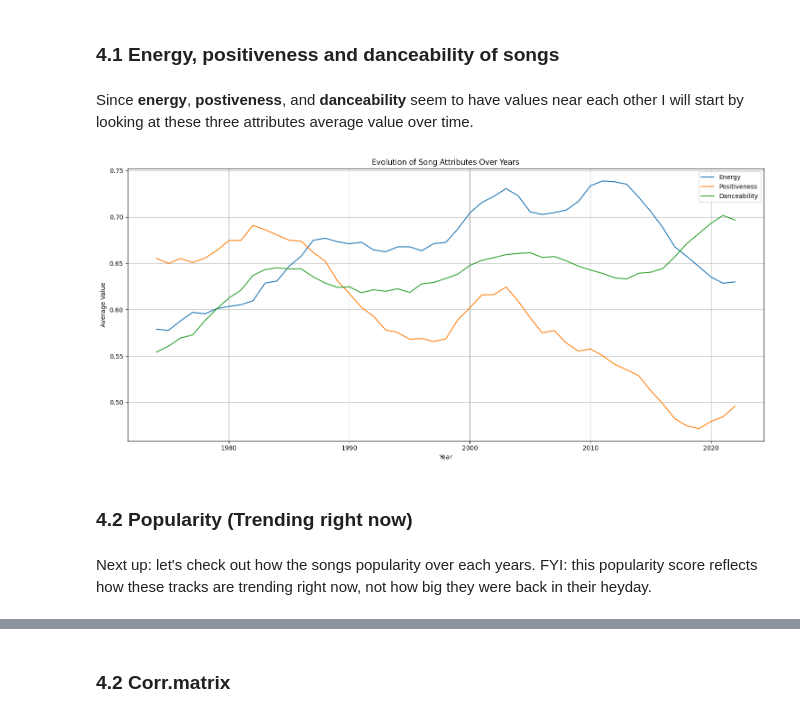
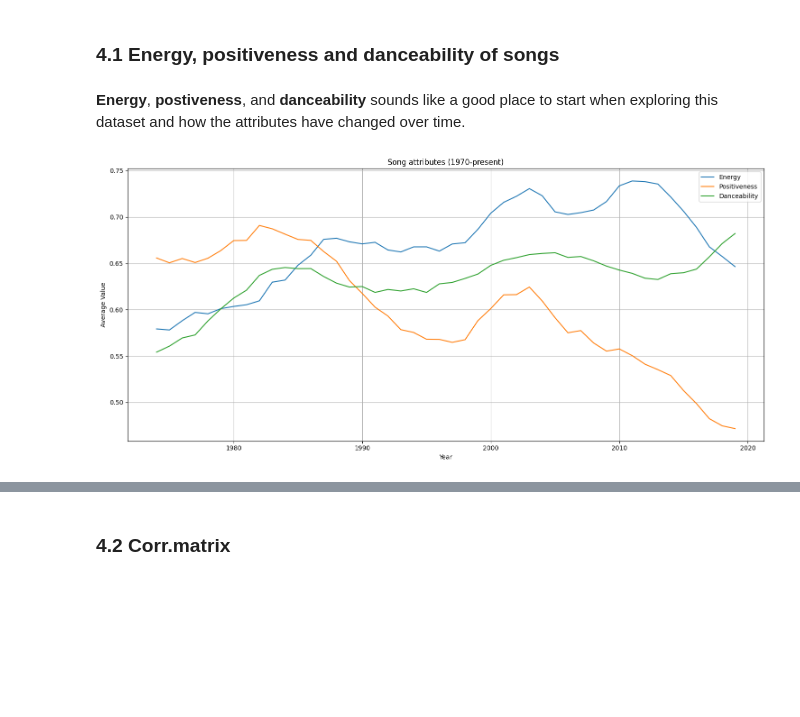
Before and after one commit to joelbit33/hit-songs-analysis, a Jupyter notebook: analysis/exploration.ipynb, the cells around one changed output, grey strips where cells are left out. Drawn from its saved outputs; the diff is of its cells as text; code cells hidden in the pictures; blank space fills up the shorter version.

```diff
--- a/analysis/exploration.ipynb
+++ b/analysis/exploration.ipynb
@@ -16,7 +16,7 @@ import seaborn as sns
 import matplotlib.pyplot as plt
 # %%
 # loading spotify dataset gathered from the spotify API
-df = pd.read_csv('../data/top_hits_1970_to_2022.csv')
+df = pd.read_csv('../data/top_hits_1970_to_2019_real.csv')
 # %% [markdown]
 <br>
 # %% [markdown]
@@ -90,57 +92,41 @@ Next, I want to look at how certain song attributes have changed over the years.
 # %% [markdown]
 ### 4.1 Energy, positiveness and danceability of songs
 # %% [markdown]
-Since **energy**, **postiveness**, and **danceability** seem to have values near each other I will start by looking at these three attributes average value over time.
+**Energy**, **postiveness**, and **danceability** sounds like a good place to start when exploring this dataset and how the attributes have changed over time.
 # %%
 columns_for_attr_linechart = ['energy', 'positiveness', 'danceability']
 
 # group data by year and calculate mean for each column
 grouped_data_attr = df.groupby('year')[columns_for_attr_linechart].mean()
 
-window_size = 5  # 5 year rolling average
+window_size = 5  # 5 year rolling average (LOOK INTO THIS)
 
 # get moving averages
 grouped_data_attr['energy_moving'] = grouped_data_attr['energy'].rolling(window=window_size).mean()
 grouped_data_attr['positiveness_moving'] = grouped_data_attr['positiveness'].rolling(window=window_size).mean()
 grouped_data_attr['danceability_moving'] = grouped_data_attr['danceability'].rolling(window=window_size).mean()
 
 
 plt.figure(figsize=(15, 7))
 
-# plot raw averages
-## sns.lineplot(data=grouped_data_attr, x=grouped_data_attr.index, y='energy', label='Energy (raw)', linestyle='--', alpha=0.5)
-## sns.lineplot(data=grouped_data_attr, x=grouped_data_attr.index, y='positiveness', label='Positiveness (raw)', linestyle='--', alpha=0.5)
-## sns.lineplot(data=grouped_data_attr, x=grouped_data_attr.index, y='danceability', label='Danceability (raw)', linestyle='--', alpha=0.5)
-
-
 # plot moving averages of attributes
 sns.lineplot(data=grouped_data_attr, x=grouped_data_attr.index, y='energy_moving', label='Energy')
 sns.lineplot(data=grouped_data_attr, x=grouped_data_attr.index, y='positiveness_moving', label='Positiveness')
 sns.lineplot(data=grouped_data_attr, x=grouped_data_attr.index, y='danceability_moving', label='Danceability')
 
-# set chart title
-plt.title('Evolution of Song Attributes Over Years')
-
-# set label y-axis
+# set title and labels
+plt.title('Song attributes (1970-present)')
 plt.ylabel('Average Value')
-
-# set label for x-axis
 plt.xlabel('Year')
 
-# display legend
+# display legend and grid lines
 plt.legend()
-
-# display grid lines for better readability
 plt.grid(True)
 
 # adjust the layout of the plot to make sure everything fits
 plt.tight_layout()
 
 # show plot
 plt.show()
 # %% [output]
-[figure, old version]
+[figure, new version]
-# %% [markdown]
-### 4.2 Popularity (Trending right now)
-# %% [markdown]
-Next up: let's check out how the songs popularity over each years. FYI: this popularity score reflects how these tracks are trending right now, not how big they were back in their heyday.
```
Also changed, not shown: parts of 31 cells of this notebook, 2 other files.
